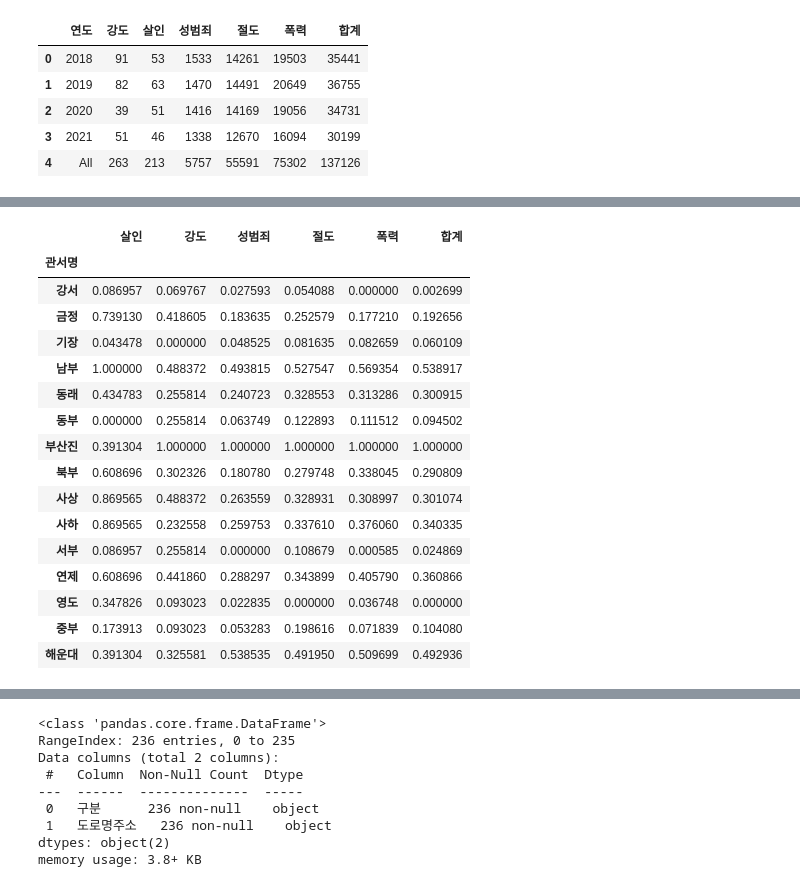
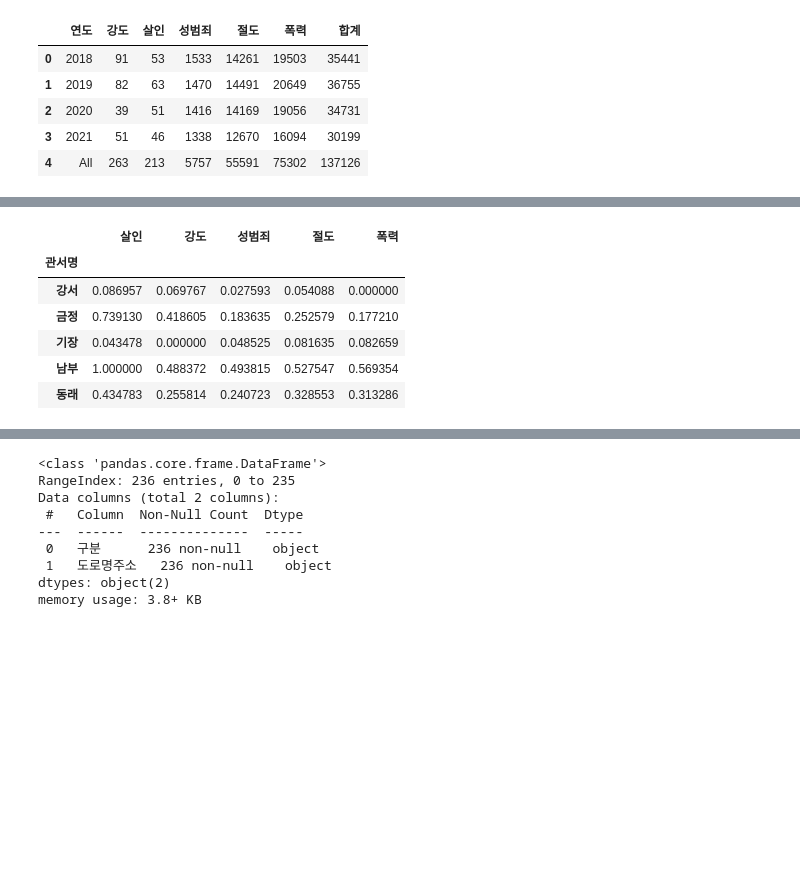
Before and after one commit to Hu-GE2022/artData, a Jupyter notebook: 고은/busan_crime_DA.ipynb, the cells around one changed output, grey strips where cells are left out. Saved outputs shown, nothing was run; the diff lists cells and outputs as text; code cells hidden in the pictures; blank space fills up the shorter version.

```diff
--- a/고은/busan_crime_DA.ipynb
+++ b/고은/busan_crime_DA.ipynb
@@ -26,24 +21,27 @@ plt.rc('axes', unicode_minus=False)
 # %%
-# 부산시 관서별 5대 범죄 발생 현황
+# 부산시 연도 및 관서별 5대 범죄 발생 현황
 # https://www.data.go.kr/data/15036510/fileData.do#layer_data_infomation
 
-bs_crime_18 = pd.read_csv('./data/18_BusanCrime.csv', encoding='utf-8')
+bs_crime_18 = pd.read_csv('../data/18_BusanCrime.csv', encoding='utf-8')
 bs_crime_18.rename(columns={' 성범죄': '성범죄', '경찰서': '관서명'}, inplace=True)
 bs_crime_18['연도'] = 2018
-bs_crime_19 = pd.read_csv('./data/19_BusanCrime.csv', encoding='utf-8')
+bs_crime_19 = pd.read_csv('../data/19_BusanCrime.csv', encoding='utf-8')
 bs_crime_19.rename(columns={' 성범죄': '성범죄', '경찰서': '관서명'}, inplace=True)
 bs_crime_19['연도'] = 2019
-bs_crime_20 = pd.read_csv('./data/20_BusanCrime.csv', encoding='utf-8')
+bs_crime_20 = pd.read_csv('../data/20_BusanCrime.csv', encoding='utf-8')
 bs_crime_20.rename(columns={' 성범죄': '성범죄', '경찰서': '관서명'}, inplace=True)
 bs_crime_20['연도'] = 2020
-bs_crime_21 = pd.read_csv('./data/21_BusanCrime.csv', encoding='utf-8')
+bs_crime_21 = pd.read_csv('../data/21_BusanCrime.csv', encoding='utf-8')
 bs_crime_21.rename(columns={' 성범죄': '성범죄', '경찰서': '관서명'}, inplace=True)
 bs_crime_21['연도'] = 2021
 df_4y = pd.concat([bs_crime_18, bs_crime_19, bs_crime_20, bs_crime_21], axis=0, ignore_index=True)
+
 # df_4y.rename(columns = {' 성범죄' : '성범죄', '경찰서':'관서명'}, inplace = True)
+# 각 연도별 자료를 이용할 가능성이 있어서
+
 df_4y['합계'] = df_4y['살인']+df_4y['강도']+df_4y['성범죄']+df_4y['절도']+df_4y['폭력']
 df_4y = df_4y.drop(columns=['구분', '연번'])
-df_4y
+df_4y.head()
 # %% [output]
 |  | 관서명 | 살인 | 강도 | 성범죄 | 절도 | 폭력 | 연도 | 합계 |
 | 0 | 중부 | 1 | 2 | 47 | 954 | 784 | 2018 | 1788 |
@@ -159,4 +91,5 @@ Name: 4, dtype: object
 # %%
-by_district_4y = df_4y.groupby(['관서명']).sum().drop(columns='연도')
-by_district_4y
+# 관서별 5대 범죄 4개년 총계
+by_district_4y = df_4y.groupby(['관서명']).sum().drop(columns=['연도', '합계'])
+by_district_4y.head()
 # %% [output]
@@ -180,25 +103,18 @@ by_district_4y
 # %%
+# sklearn의 MinMaxScaler를 통해 각 항목의 최댓값을 1, 최솟값을 0으로 설정해
+# 관서별 범죄발생율의 상대적 위치를 확인한다.
+# 1에 해당하는 곳이 가장 많이 발생한 곳, 0이 제일 적게 발생한 곳을 의미한다.
 col = by_district_4y.columns
 x = by_district_4y[col].values
 scaler = preprocessing.MinMaxScaler()
 x_scaled = scaler.fit_transform(x.astype(float))
-crime_norm_d = pd.DataFrame(x_scaled, columns=col, index=by_district_4y.index)
-crime_norm_d
+cri_nor = pd.DataFrame(x_scaled, columns=col, index=by_district_4y.index)
+cri_nor.head()
 # %% [output]
-|  | 살인 | 강도 | 성범죄 | 절도 | 폭력 | 합계 |
-| 관서명 |  |  |  |  |  |  |
-| 강서 | 0.086957 | 0.069767 | 0.027593 | 0.054088 | 0.000000 | 0.002699 |
-| 금정 | 0.739130 | 0.418605 | 0.183635 | 0.252579 | 0.177210 | 0.192656 |
-| 기장 | 0.043478 | 0.000000 | 0.048525 | 0.081635 | 0.082659 | 0.060109 |
-| 남부 | 1.000000 | 0.488372 | 0.493815 | 0.527547 | 0.569354 | 0.538917 |
-| 동래 | 0.434783 | 0.255814 | 0.240723 | 0.328553 | 0.313286 | 0.300915 |
-| 동부 | 0.000000 | 0.255814 | 0.063749 | 0.122893 | 0.111512 | 0.094502 |
-| 부산진 | 0.391304 | 1.000000 | 1.000000 | 1.000000 | 1.000000 | 1.000000 |
-| 북부 | 0.608696 | 0.302326 | 0.180780 | 0.279748 | 0.338045 | 0.290809 |
-| 사상 | 0.869565 | 0.488372 | 0.263559 | 0.328931 | 0.308997 | 0.301074 |
-| 사하 | 0.869565 | 0.232558 | 0.259753 | 0.337610 | 0.376060 | 0.340335 |
-| 서부 | 0.086957 | 0.255814 | 0.000000 | 0.108679 | 0.000585 | 0.024869 |
-| 연제 | 0.608696 | 0.441860 | 0.288297 | 0.343899 | 0.405790 | 0.360866 |
-| 영도 | 0.347826 | 0.093023 | 0.022835 | 0.000000 | 0.036748 | 0.000000 |
-| 중부 | 0.173913 | 0.093023 | 0.053283 | 0.198616 | 0.071839 | 0.104080 |
-| 해운대 | 0.391304 | 0.325581 | 0.538535 | 0.491950 | 0.509699 | 0.492936 |
+|  | 살인 | 강도 | 성범죄 | 절도 | 폭력 |
+| 관서명 |  |  |  |  |  |
+| 강서 | 0.086957 | 0.069767 | 0.027593 | 0.054088 | 0.000000 |
+| 금정 | 0.739130 | 0.418605 | 0.183635 | 0.252579 | 0.177210 |
+| 기장 | 0.043478 | 0.000000 | 0.048525 | 0.081635 | 0.082659 |
+| 남부 | 1.000000 | 0.488372 | 0.493815 | 0.527547 | 0.569354 |
+| 동래 | 0.434783 | 0.255814 | 0.240723 | 0.328553 | 0.313286 |
```
Also changed, not shown: parts of 20 cells of this notebook.
